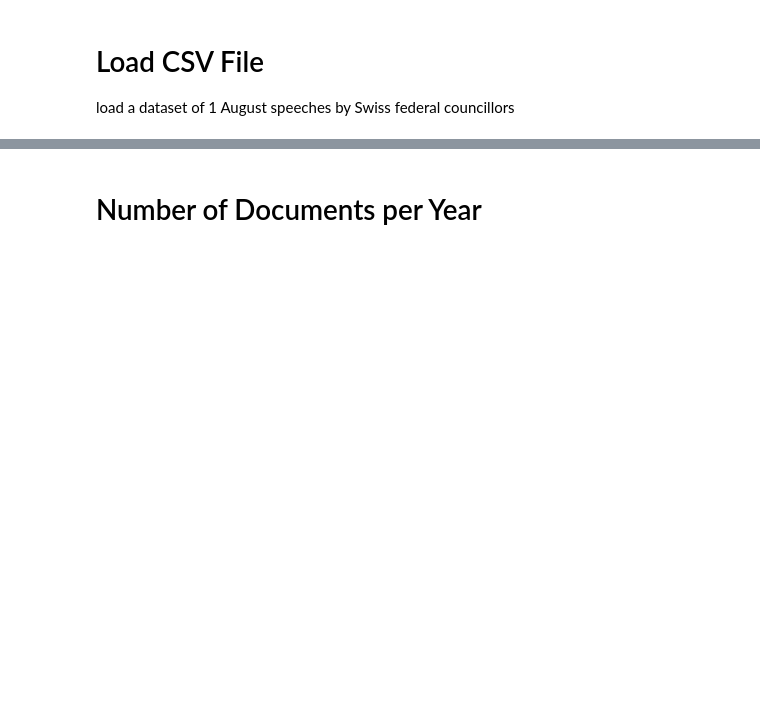
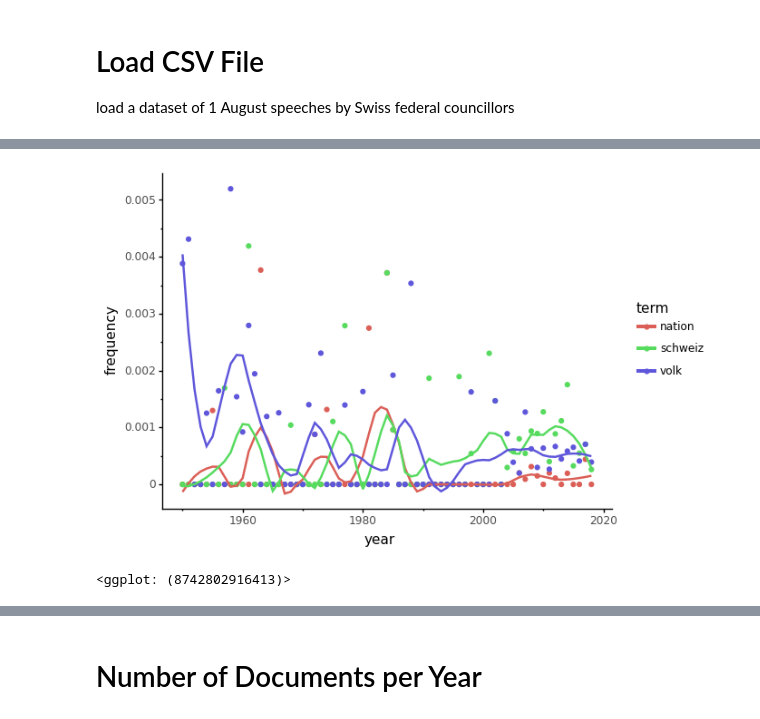
Before and after one commit to aflueckiger/KED2021, a Jupyter notebook: scripts/KED2020_10.ipynb, the cells around one changed output, grey strips where cells are left out. Drawn from its saved outputs; the diff is of its cells as text; code cells hidden in the pictures; blank space fills up the shorter version.

```diff
--- a/scripts/KED2020_10.ipynb
+++ b/scripts/KED2020_10.ipynb
@@ -413,2 +421,15 @@ p = (ggplot(df_terms, aes(x='year', y='frequency', color='term'))
+# %%
+# filter the dataset for the following terms
+terms = ["volk", "schweiz", "nation"]
+df_terms = df_tidy[df_tidy['term'].isin(terms)]
+
+# plot the relative frequency for the terms above
+(ggplot(df_terms, aes(x='year', y='frequency', color='term'))
+ + geom_point() # show individual points
+ + stat_smooth(method='loess', span=0.2, se=False) # overlay points with a smoothed line
+ + theme_classic()) # make the plot look nicer
+# %% [output]
+[figure, added]
+<ggplot: (8742802916413)>
 # %%
 # check some other terms
```
Also changed, not shown: parts of 12 cells of this notebook, 6 other files.
